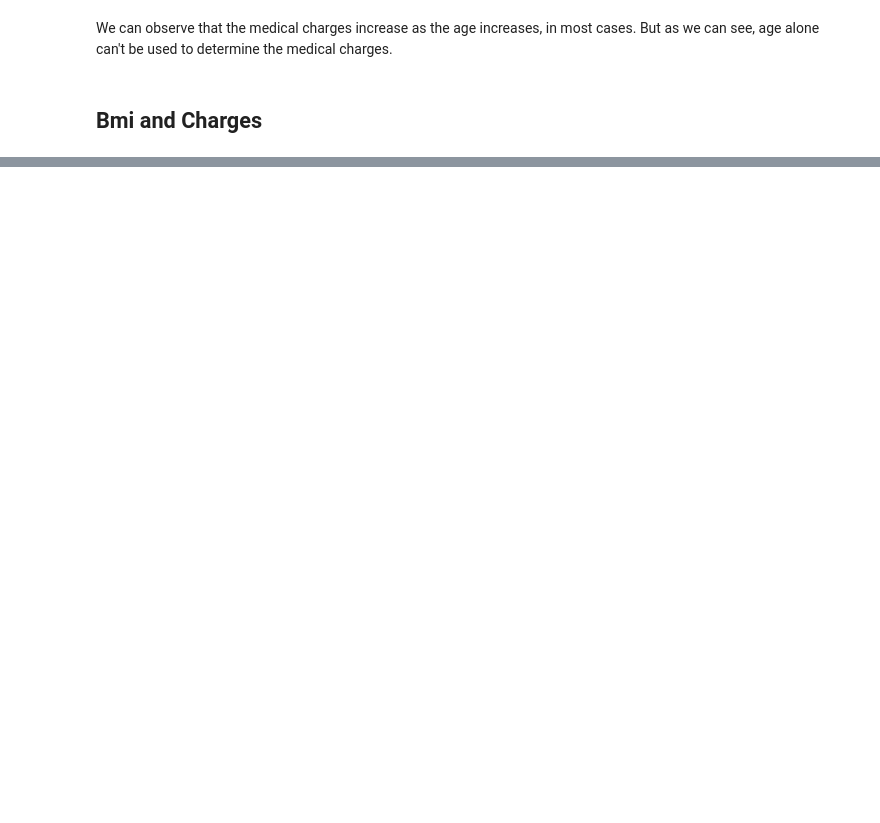
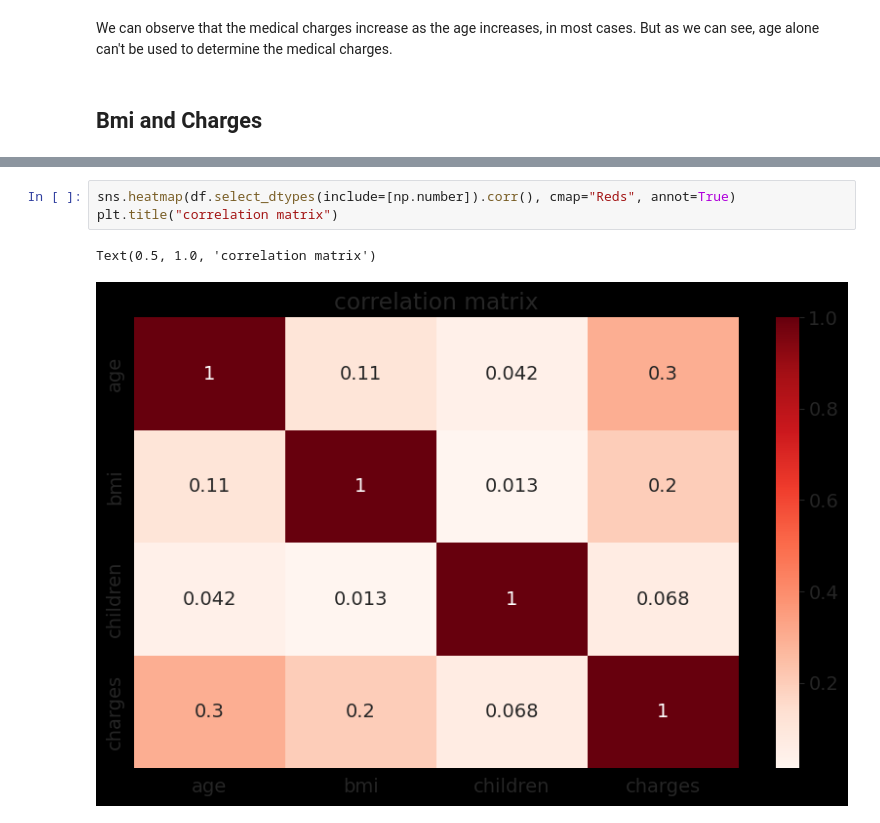
Before and after one commit to shahpranshu27/HandsOn_ML, a Jupyter notebook: Insurance.ipynb, the cells around one changed output, grey strips where cells are left out. Cells and saved outputs as stored; diff of their text form; blank space fills up the shorter version.

```diff
--- a/Insurance.ipynb
+++ b/Insurance.ipynb
@@ -162,0 +223,6 @@ We can observe that the medical charges increase as the age increases, in most c
+# %%
+sns.heatmap(df.select_dtypes(include=[np.number]).corr(), cmap="Reds", annot=True)
+plt.title("correlation matrix")
+# %% [output]
+Text(0.5, 1.0, 'correlation matrix')
+[figure, added]
```
Also changed, not shown: parts of 11 cells of this notebook.
